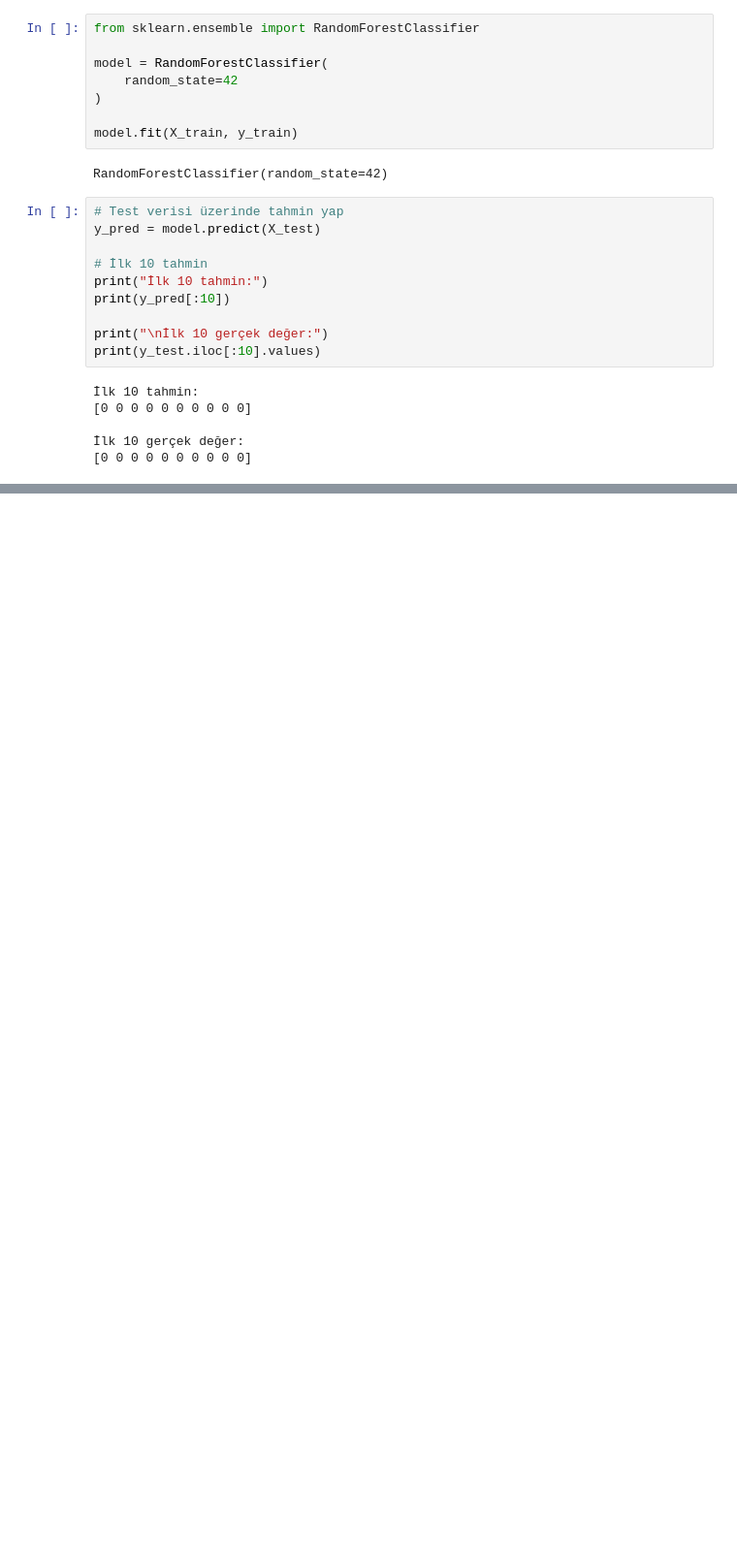
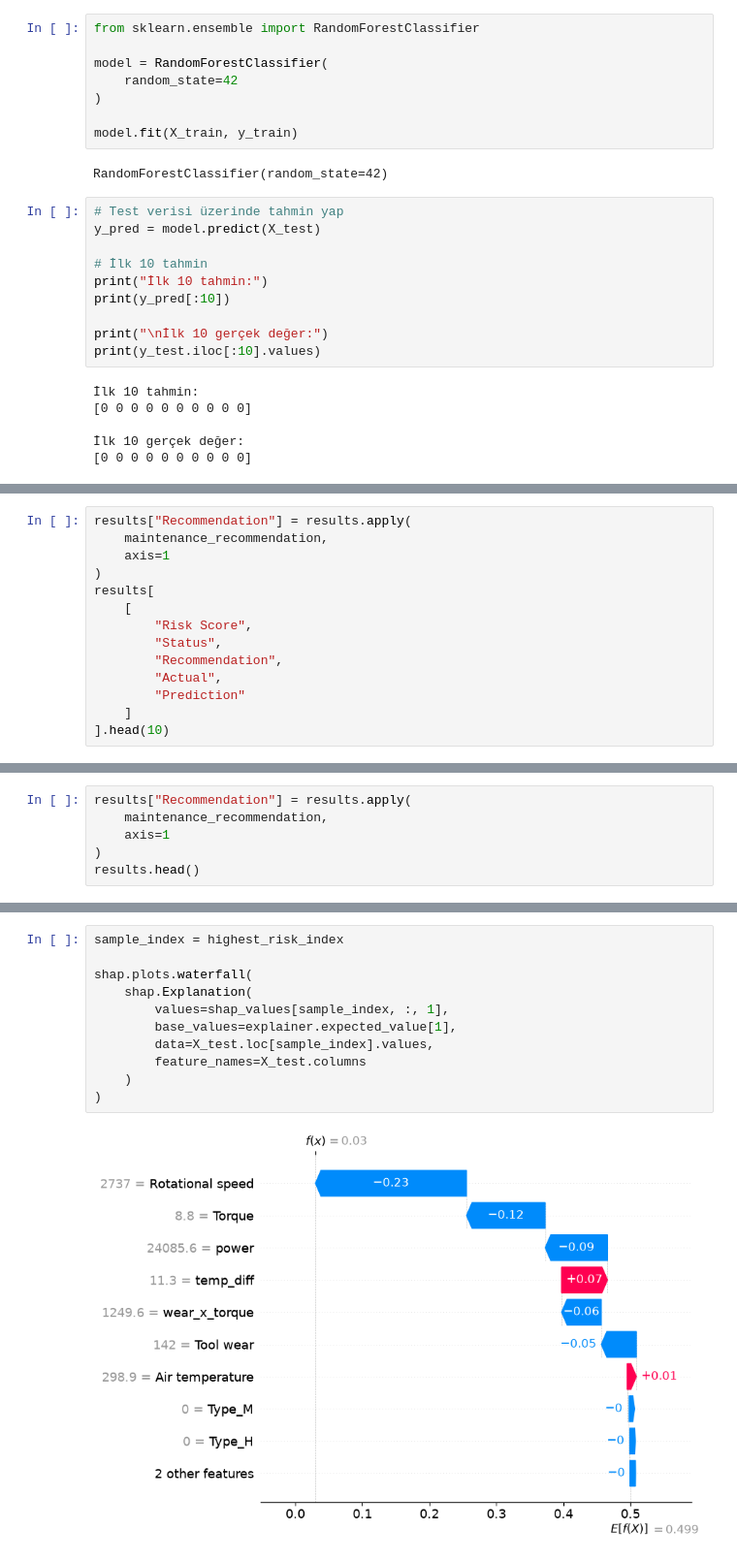
Before and after one commit to nurefsand/predictwise, a Jupyter notebook: notebooks/analysis.ipynb, the cells around one changed output, grey strips where cells are left out. Shown at 97% size. Cells and saved outputs as stored; diff of their text form; blank space fills up the shorter version.

```diff
--- a/notebooks/analysis.ipynb
+++ b/notebooks/analysis.ipynb
@@ -205,0 +427,14 @@ print(y_test.iloc[:10].values)
+# %%
+results["Recommendation"] = results.apply(
+    maintenance_recommendation,
+    axis=1
+)
+results[
+    [
+        "Risk Score",
+        "Status",
+        "Recommendation",
+        "Actual",
+        "Prediction"
+    ]
+].head(10)
@@ -205,0 +486,6 @@ print(y_test.iloc[:10].values)
+# %%
+results["Recommendation"] = results.apply(
+    maintenance_recommendation,
+    axis=1
+)
+results.head()
@@ -205,0 +581,13 @@ print(y_test.iloc[:10].values)
+# %%
+sample_index = highest_risk_index
+
+shap.plots.waterfall(
+    shap.Explanation(
+        values=shap_values[sample_index, :, 1],
+        base_values=explainer.expected_value[1],
+        data=X_test.loc[sample_index].values,
+        feature_names=X_test.columns
+    )
+)
+# %% [output]
+[figure, added]
```
Also changed, not shown: parts of 35 cells of this notebook, 12 other files.
